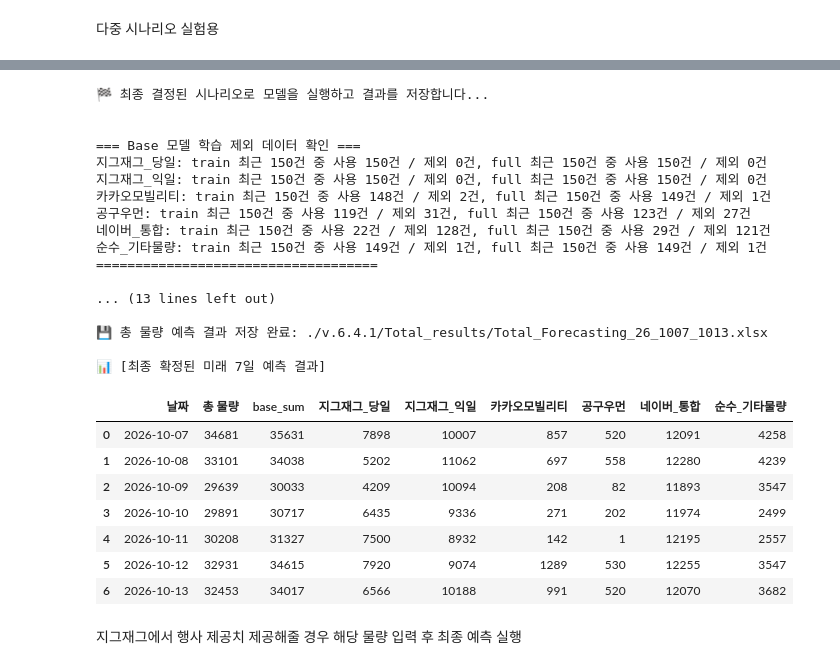
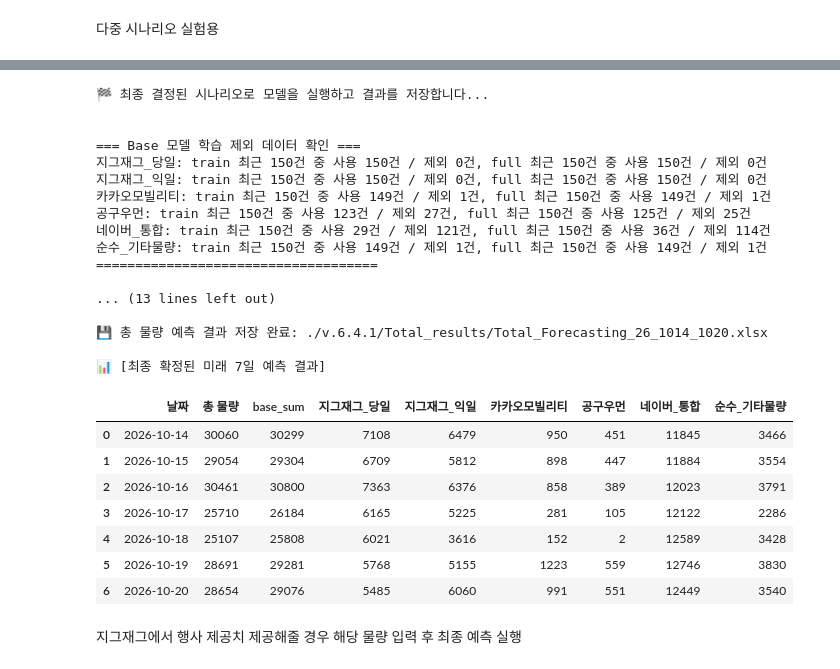
Before and after one commit to ds-sujin/forecasting_new, a Jupyter notebook: forecasting_demo_v6.4.1.ipynb, the cells around one changed output, grey strips where cells are left out. Saved outputs shown, nothing was run; the diff lists cells and outputs as text; code cells hidden in the pictures.

```diff
--- a/forecasting_demo_v6.4.1.ipynb
+++ b/forecasting_demo_v6.4.1.ipynb
@@ -1553,7 +1553,7 @@ print("⏳ '총 물량' 기준 - 다중 시나리오(Base vs Mild vs Strong vs D
 # ----------------------------------------------------------
 # 1. 테스트할 가상의 스파이크 날짜 설정
 # ----------------------------------------------------------
-test_spike_dates = ["2026-10-07", "2026-10-08", "2026-10-09", "2026-10-10", "2026-10-11", "2026-10-12", "2026-10-13"]
+test_spike_dates = ["2026-10-14", "2026-10-15", "2026-10-16", "2026-10-17", "2026-10-18", "2026-10-19", "2026-10-20"]
 
 # ----------------------------------------------------------
 # 2. 시나리오 딕셔너리 생성 (총 물량 및 주요 타겟에 일괄 적용)
@@ -1677,15 +1677,15 @@ print("🏁 최종 결정된 시나리오로 모델을 실행하고 결과를
 # ----------------------------------------------------------
 # 1. 최종 적용할 스파이크 날짜 설정
 # ----------------------------------------------------------
-final_spike_dates = ["2026-10-07", "2026-10-08", "2026-10-09", "2026-10-10", "2026-10-11", "2026-10-12", "2026-10-13"]
+#final_spike_dates = ["2026-10-07", "2026-10-08", "2026-10-09", "2026-10-10", "2026-10-11", "2026-10-12", "2026-10-13"]
 
 # ----------------------------------------------------------
 # 2. 최종 스파이크 딕셔너리 세팅 (지그재그 당일/익일에만 Strong 적용 예시)
 # ----------------------------------------------------------
 final_spikes = {
     TOTAL:          {"up_mild": [], "up_strong": [], "down": []},
-    ZIG_SAME:       {"up_mild": [], "up_strong": final_spike_dates, "down": []},
-    ZIG_NEXT:       {"up_mild": [], "up_strong": final_spike_dates, "down": []},
+    ZIG_SAME:       {"up_mild": [], "up_strong": [], "down": []},
+    ZIG_NEXT:       {"up_mild": [], "up_strong": [], "down": []},
     KAKAO:          {"up_mild": [], "up_strong": [], "down": []},
     GONGGU:         {"up_mild": [], "up_strong": [], "down": []},
     NAVER_COMBINED: {"up_mild": [], "up_strong": [], "down": []},
@@ -1723,45 +1723,45 @@ print("✅ 최종 모델 연산 완료!\n")
 # 5. 총 물량(Total) 엑셀 결과 저장 (v.6.4.1 전용 폴더로 강제 지정)
 # ----------------------------------------------------------
 VERSION_DIR = "./v.6.4.1"
 SAVE_DIR = f"{VERSION_DIR}/Total_results"
 os.makedirs(SAVE_DIR, exist_ok=True)
 
 # 💡 저장할 파일명 설정 (원하시는 날짜명으로 변경하세요)
-save_path_total = f"{SAVE_DIR}/Total_Forecasting_26_1007_1013.xlsx"
+save_path_total = f"{SAVE_DIR}/Total_Forecasting_26_1014_1020.xlsx"
 
 # 엑셀 파일로 굽기
 forecast_df_final.to_excel(save_path_total, index=False)
 print(f"💾 총 물량 예측 결과 저장 완료: {save_path_total}\n")
 
 # 화면에 최종 확정된 결과 가볍게 확인
 print("📊 [최종 확정된 미래 7일 예측 결과]")
 display(forecast_df_final[['날짜', '총 물량', 'base_sum'] + BASE_TARGETS])
 # %% [output]
 🏁 최종 결정된 시나리오로 모델을 실행하고 결과를 저장합니다...
 
 
 === Base 모델 학습 제외 데이터 확인 ===
 지그재그_당일: train 최근 150건 중 사용 150건 / 제외 0건, full 최근 150건 중 사용 150건 / 제외 0건
 지그재그_익일: train 최근 150건 중 사용 150건 / 제외 0건, full 최근 150건 중 사용 150건 / 제외 0건
-카카오모빌리티: train 최근 150건 중 사용 148건 / 제외 2건, full 최근 150건 중 사용 149건 / 제외 1건
-공구우먼: train 최근 150건 중 사용 119건 / 제외 31건, full 최근 150건 중 사용 123건 / 제외 27건
-네이버_통합: train 최근 150건 중 사용 22건 / 제외 128건, full 최근 150건 중 사용 29건 / 제외 121건
+카카오모빌리티: train 최근 150건 중 사용 149건 / 제외 1건, full 최근 150건 중 사용 149건 / 제외 1건
+공구우먼: train 최근 150건 중 사용 123건 / 제외 27건, full 최근 150건 중 사용 125건 / 제외 25건
+네이버_통합: train 최근 150건 중 사용 29건 / 제외 121건, full 최근 150건 중 사용 36건 / 제외 114건
 순수_기타물량: train 최근 150건 중 사용 149건 / 제외 1건, full 최근 150건 중 사용 149건 / 제외 1건
 ====================================
 
 ... (13 lines left out)
 
-💾 총 물량 예측 결과 저장 완료: ./v.6.4.1/Total_results/Total_Forecasting_26_1007_1013.xlsx
+💾 총 물량 예측 결과 저장 완료: ./v.6.4.1/Total_results/Total_Forecasting_26_1014_1020.xlsx
 
 📊 [최종 확정된 미래 7일 예측 결과]
 |  | 날짜 | 총 물량 | base_sum | 지그재그_당일 | 지그재그_익일 | 카카오모빌리티 | 공구우먼 | 네이버_통합 | 순수_기타물량 |
-| 0 | 2026-10-07 | 34681 | 35631 | 7898 | 10007 | 857 | 520 | 12091 | 4258 |
-| 1 | 2026-10-08 | 33101 | 34038 | 5202 | 11062 | 697 | 558 | 12280 | 4239 |
-| 2 | 2026-10-09 | 29639 | 30033 | 4209 | 10094 | 208 | 82 | 11893 | 3547 |
-| 3 | 2026-10-10 | 29891 | 30717 | 6435 | 9336 | 271 | 202 | 11974 | 2499 |
-| 4 | 2026-10-11 | 30208 | 31327 | 7500 | 8932 | 142 | 1 | 12195 | 2557 |
-| 5 | 2026-10-12 | 32931 | 34615 | 7920 | 9074 | 1289 | 530 | 12255 | 3547 |
-| 6 | 2026-10-13 | 32453 | 34017 | 6566 | 10188 | 991 | 520 | 12070 | 3682 |
+| 0 | 2026-10-14 | 30060 | 30299 | 7108 | 6479 | 950 | 451 | 11845 | 3466 |
+| 1 | 2026-10-15 | 29054 | 29304 | 6709 | 5812 | 898 | 447 | 11884 | 3554 |
+| 2 | 2026-10-16 | 30461 | 30800 | 7363 | 6376 | 858 | 389 | 12023 | 3791 |
+| 3 | 2026-10-17 | 25710 | 26184 | 6165 | 5225 | 281 | 105 | 12122 | 2286 |
+| 4 | 2026-10-18 | 25107 | 25808 | 6021 | 3616 | 152 | 2 | 12589 | 3428 |
+| 5 | 2026-10-19 | 28691 | 29281 | 5768 | 5155 | 1223 | 559 | 12746 | 3830 |
+| 6 | 2026-10-20 | 28654 | 29076 | 5485 | 6060 | 991 | 551 | 12449 | 3540 |
 # %% [markdown]
 지그재그에서 행사 제공치 제공해줄 경우 해당 물량 입력 후 최종 예측 실행
 # %%
```
Also changed, not shown: parts of 5 cells of this notebook, 20 other files.
